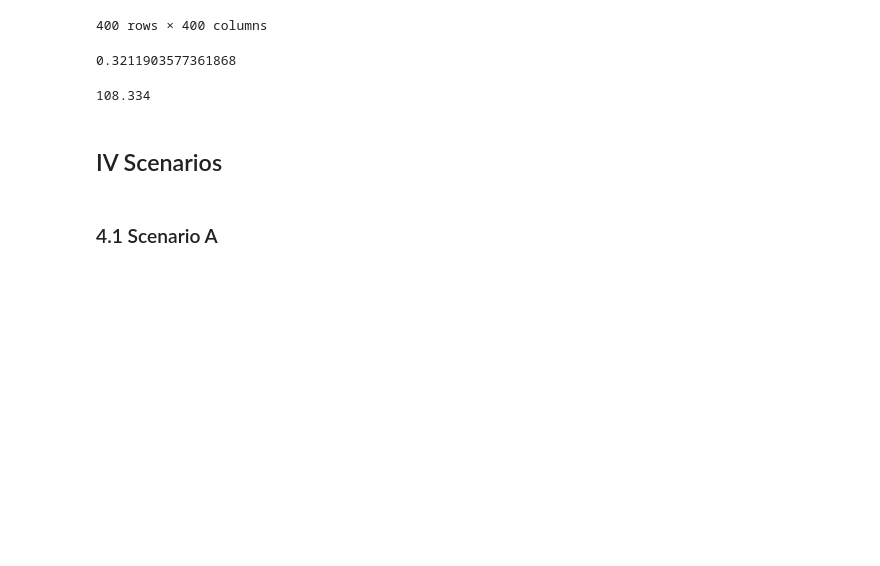
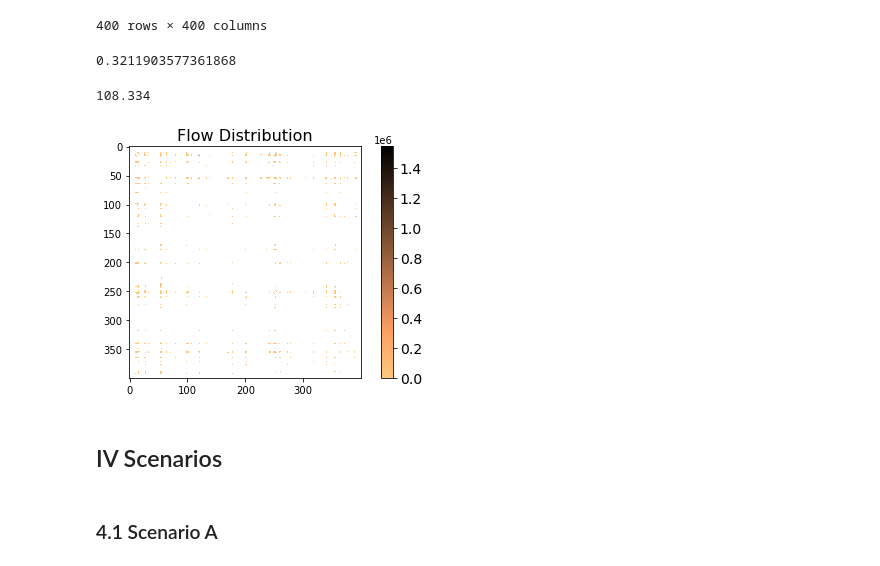
Before and after one commit to joeylizh/Urban_sim_assessment, a Jupyter notebook: Assessment/Assessment.ipynb, the cells around one changed output. Cells and saved outputs as stored; diff of their text form; code cells hidden in the pictures; blank space fills up the shorter version.

```diff
--- a/Assessment/Assessment.ipynb
+++ b/Assessment/Assessment.ipynb
@@ -1178,6 +1180,22 @@ CalcRSqaured(cdata["flows"], cdata["unconstrainedEst2"])
 CalcRMSE(cdata["flows"], cdata["unconstrainedEst2"])
 # %% [output]
 108.334
+# %%
+# Plot the Flow Distribution
+df = cdatamat
+plt.rcParams["axes.grid"] = False
+plt.rcParams["figure.autolayout"] = True
+# f = plt.figure(figsize=(19, 15))
+im = plt.imshow(df, cmap="copper_r")
+# plt.xticks(range(df.shape[1]), df.columns, fontsize=14, rotation=45)
+# plt.yticks(range(df.shape[1]), df.columns, fontsize=14)
+cb = plt.colorbar(im)
+cb.ax.tick_params(labelsize=14)
+plt.title('Flow Distribution', fontsize=16)
+plt.show()
+# plt.savefig('flow distribution.png', dpi=300, bbox_inches = 'tight')
+# %% [output]
+[figure, added]
 # %% [markdown]
 ## IV Scenarios
 # %% [markdown]
```
Also changed, not shown: parts of 14 cells of this notebook, 4 other files.
